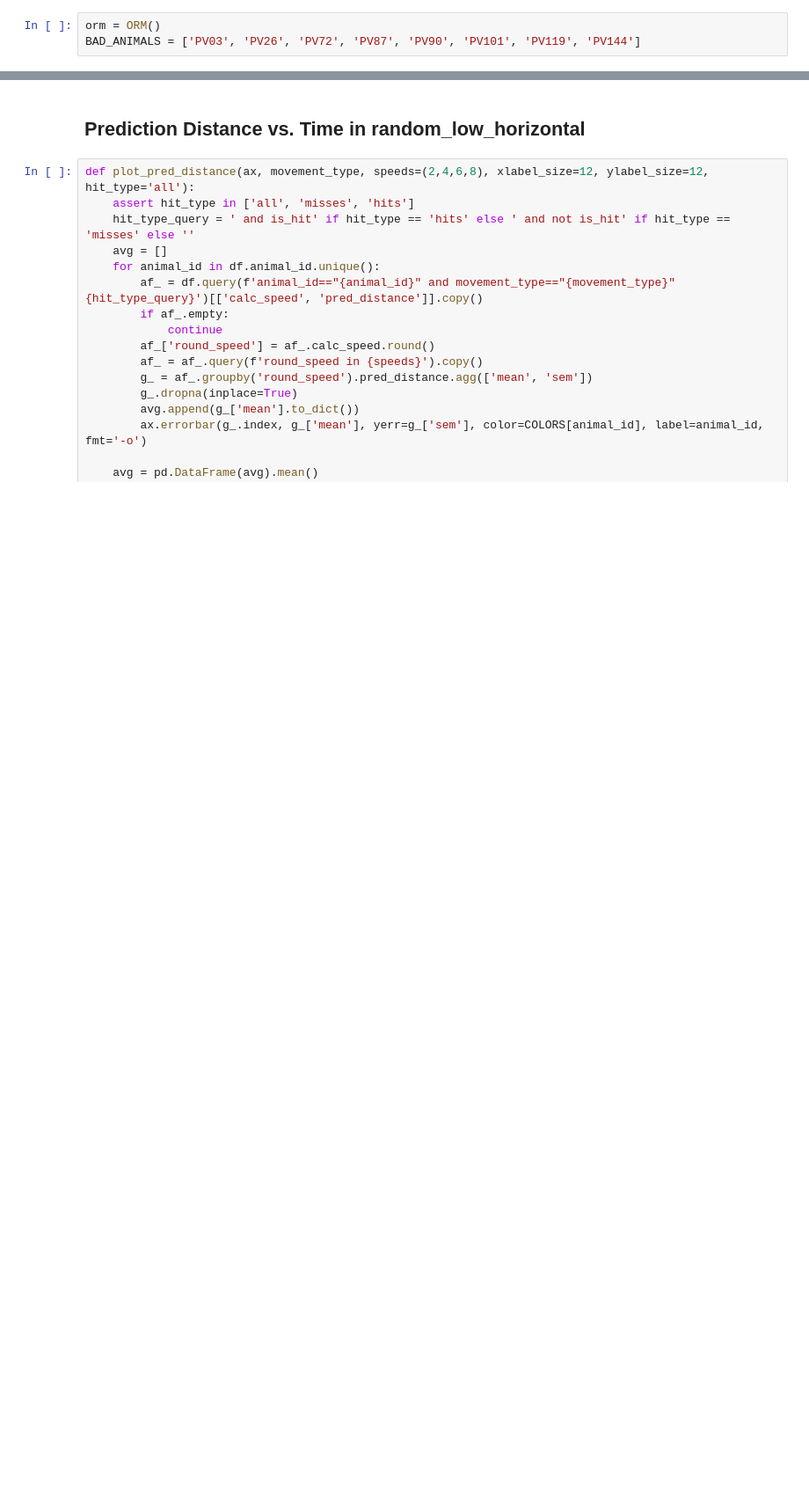
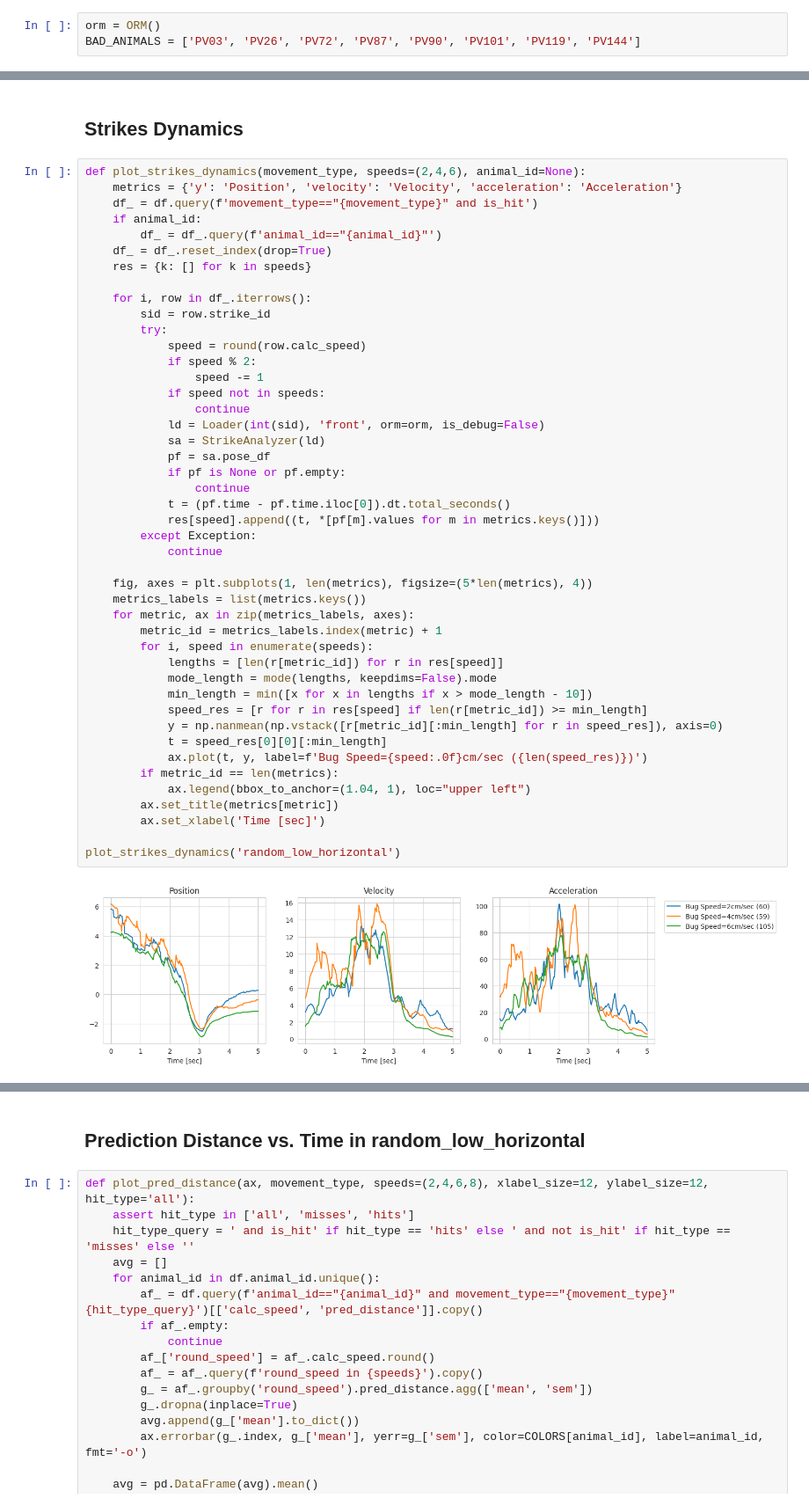
Before and after one commit to regevti/Pogona_Pursuit, a Jupyter notebook: notebooks/paper_figs.ipynb, the cells around one changed output, grey strips where cells are left out. Shown at 88% size. Cells and saved outputs as stored; diff of their text form; blank space fills up the shorter version.

```diff
--- a/notebooks/paper_figs.ipynb
+++ b/notebooks/paper_figs.ipynb
@@ -69,0 +62,49 @@ COLORS
+# %% [markdown]
+## Strikes Dynamics
+# %%
+def plot_strikes_dynamics(movement_type, speeds=(2,4,6), animal_id=None):
+    metrics = {'y': 'Position', 'velocity': 'Velocity', 'acceleration': 'Acceleration'}
+    df_ = df.query(f'movement_type=="{movement_type}" and is_hit')
+    if animal_id:
+        df_ = df_.query(f'animal_id=="{animal_id}"')
+    df_ = df_.reset_index(drop=True)
+    res = {k: [] for k in speeds}
+
+    for i, row in df_.iterrows():
+        sid = row.strike_id
+        try:
+            speed = round(row.calc_speed)
+            if speed % 2:
+                speed -= 1
+            if speed not in speeds:
+                continue
+            ld = Loader(int(sid), 'front', orm=orm, is_debug=False)
+            sa = StrikeAnalyzer(ld)
+            pf = sa.pose_df
+            if pf is None or pf.empty:
+                continue
+            t = (pf.time - pf.time.iloc[0]).dt.total_seconds()
+            res[speed].append((t, *[pf[m].values for m in metrics.keys()]))
+        except Exception:
+            continue
+
+    fig, axes = plt.subplots(1, len(metrics), figsize=(5*len(metrics), 4))
+    metrics_labels = list(metrics.keys())
+    for metric, ax in zip(metrics_labels, axes):
+        metric_id = metrics_labels.index(metric) + 1
+        for i, speed in enumerate(speeds):
+            lengths = [len(r[metric_id]) for r in res[speed]]
+            mode_length = mode(lengths, keepdims=False).mode
+            min_length = min([x for x in lengths if x > mode_length - 10])
+            speed_res = [r for r in res[speed] if len(r[metric_id]) >= min_length]
+            y = np.nanmean(np.vstack([r[metric_id][:min_length] for r in speed_res]), axis=0)
+            t = speed_res[0][0][:min_length]
+            ax.plot(t, y, label=f'Bug Speed={speed:.0f}cm/sec ({len(speed_res)})')
+        if metric_id == len(metrics):
+            ax.legend(bbox_to_anchor=(1.04, 1), loc="upper left")
+        ax.set_title(metrics[metric])
+        ax.set_xlabel('Time [sec]')
+
+plot_strikes_dynamics('random_low_horizontal')
+# %% [output]
+[figure, added]
```
Also changed, not shown: parts of 20 cells of this notebook, 3 other files.
